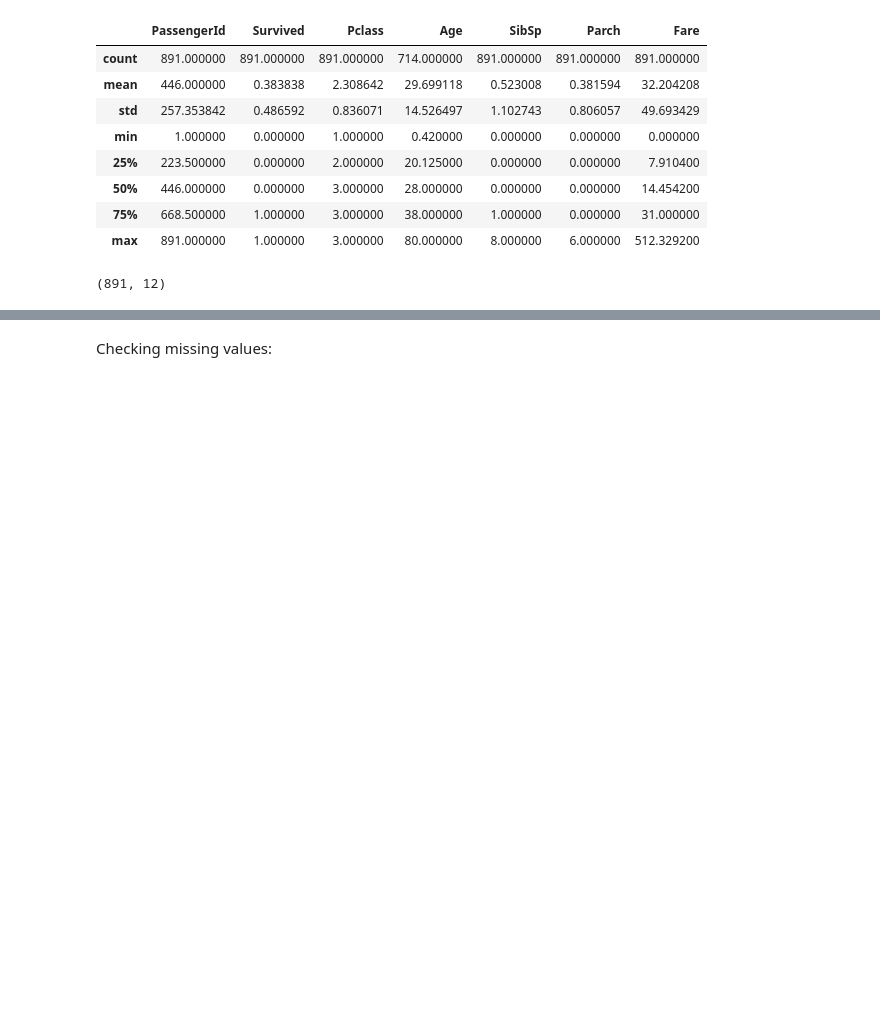
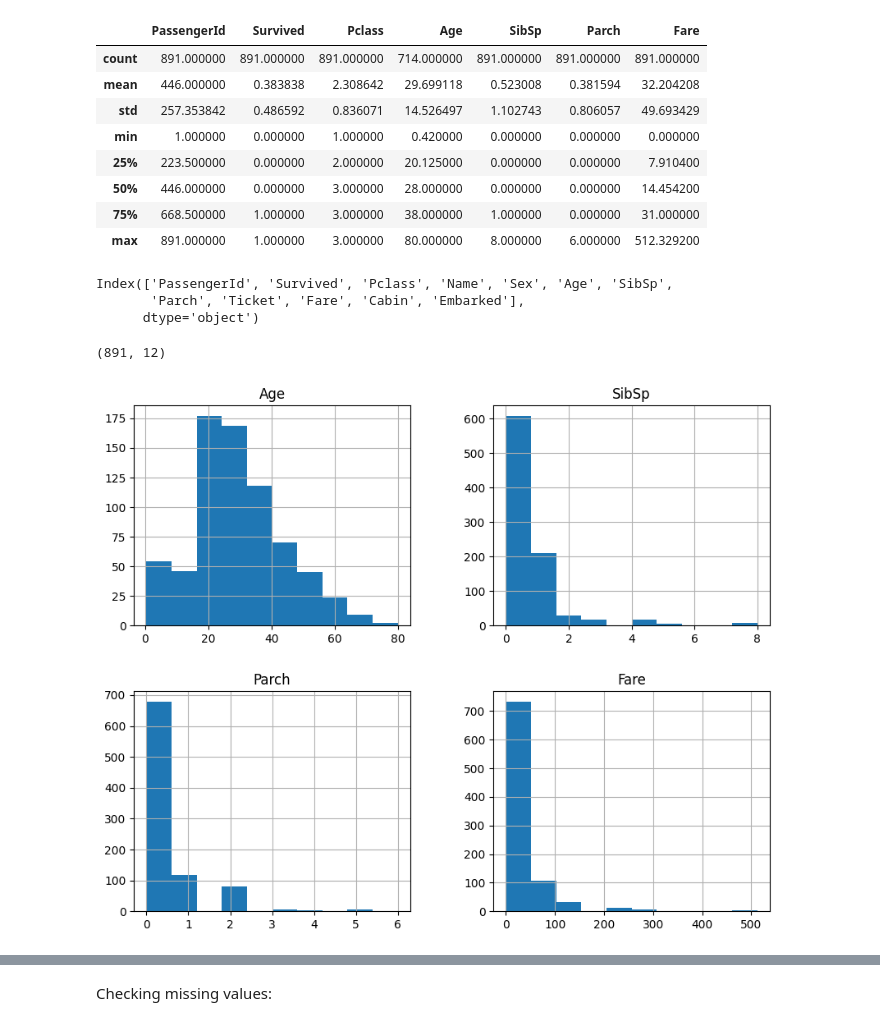
Before and after one commit to eshagarwal/Titanic, a Jupyter notebook: titanic.ipynb, the cells around one changed output, grey strips where cells are left out. Drawn from its saved outputs; the diff is of its cells as text; code cells hidden in the pictures; blank space fills up the shorter version.

```diff
--- a/titanic.ipynb
+++ b/titanic.ipynb
@@ -56,7 +56,25 @@ titanic_train_data.describe()
 | 50% | 446.000000 | 0.000000 | 3.000000 | 28.000000 | 0.000000 | 0.000000 | 14.454200 |
 | 75% | 668.500000 | 1.000000 | 3.000000 | 38.000000 | 1.000000 | 0.000000 | 31.000000 |
 | max | 891.000000 | 1.000000 | 3.000000 | 80.000000 | 8.000000 | 6.000000 | 512.329200 |
+# %%
+titanic_train_data.columns
+# %% [output]
+Index(['PassengerId', 'Survived', 'Pclass', 'Name', 'Sex', 'Age', 'SibSp',
+       'Parch', 'Ticket', 'Fare', 'Cabin', 'Embarked'],
+      dtype='object')
 # %%
 titanic_train_data.shape
 # %% [output]
 (891, 12)
+# %%
+# num values -> understand through histograms
+df_num = titanic_train_data[['Age', 'SibSp', 'Parch', 'Fare']]
+
+# categorical values -> understand through value counts
+df_cat = titanic_train_data[['Survived', 'Pclass', 'Sex', 'Ticket', 'Cabin', 'Embarked']]
+# %%
+# distribution of numerical features
+df_num.hist(figsize=(10, 8))
+plt.show()
+# %% [output]
+[figure, added]
```
Also changed, not shown: parts of 59 cells of this notebook, 1 other file.
